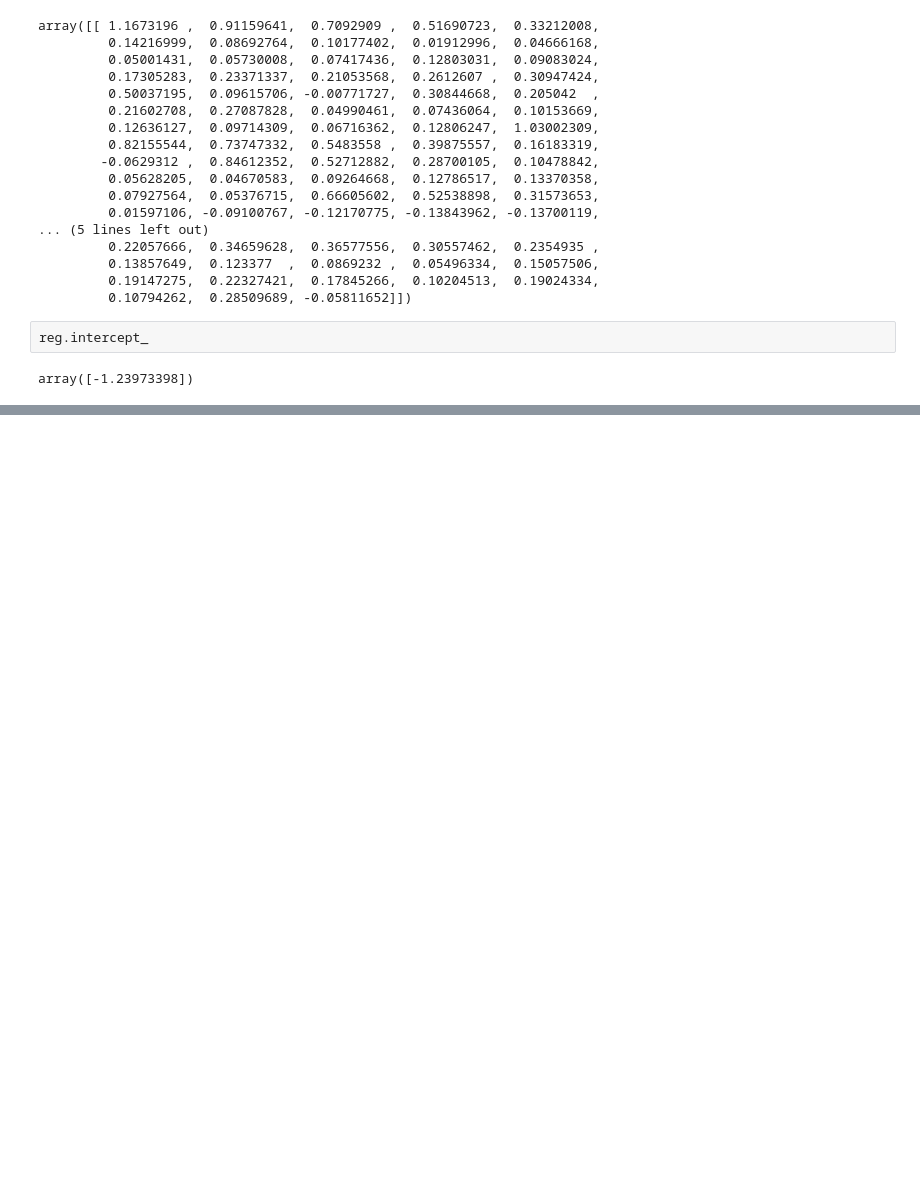
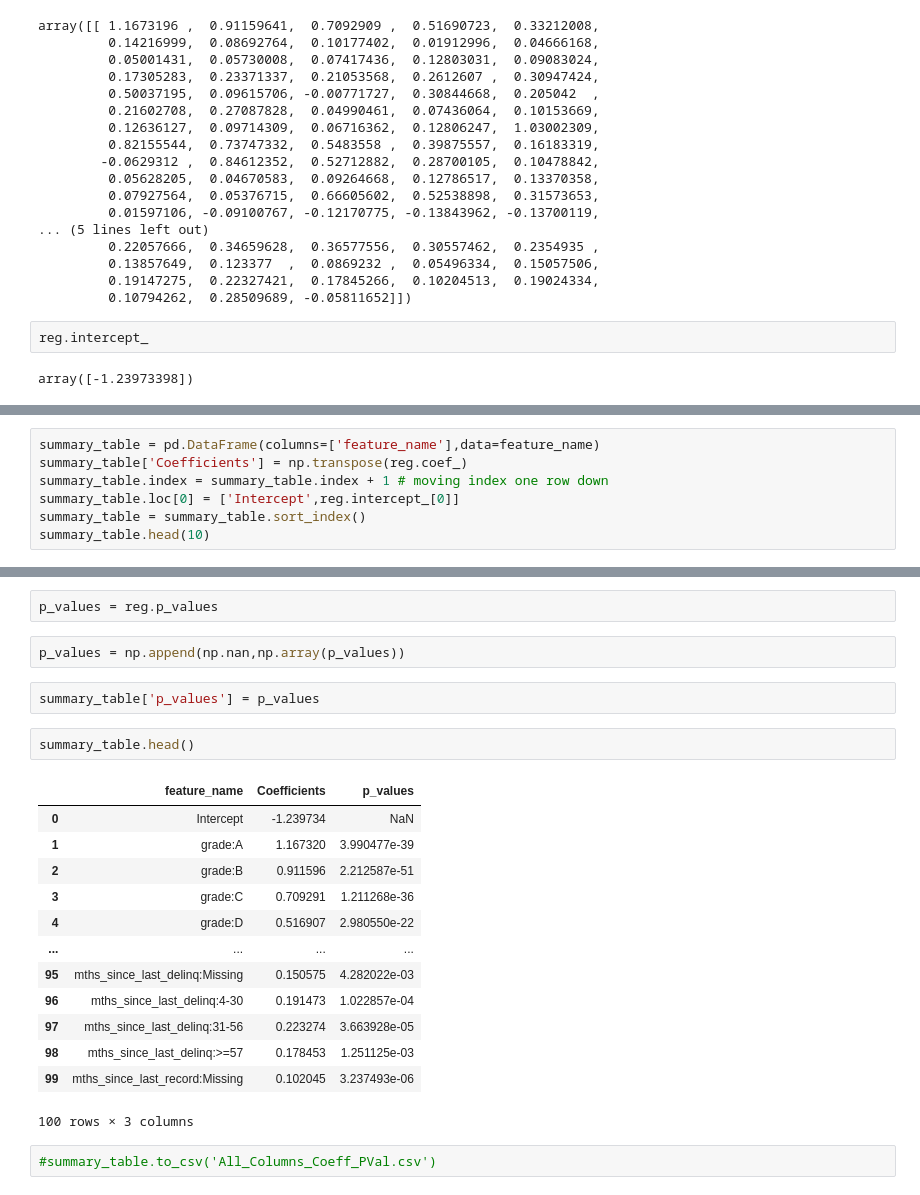
Before and after one commit to BAGLAT/Credit-Risk-Modeling, a Jupyter notebook: PD Model.ipynb, the cells around one changed output, grey strips where cells are left out. Cells and saved outputs as stored; diff of their text form; blank space fills up the shorter version.

```diff
--- a/PD Model.ipynb
+++ b/PD Model.ipynb
@@ -316,0 +374,7 @@ array([-1.23973398])
+# %%
+summary_table = pd.DataFrame(columns=['feature_name'],data=feature_name)
+summary_table['Coefficients'] = np.transpose(reg.coef_)
+summary_table.index = summary_table.index + 1 # moving index one row down
+summary_table.loc[0] = ['Intercept',reg.intercept_[0]]
+summary_table = summary_table.sort_index()
+summary_table.head(10)
@@ -316,0 +393,24 @@ array([-1.23973398])
+# %%
+p_values = reg.p_values
+# %%
+p_values = np.append(np.nan,np.array(p_values))
+# %%
+summary_table['p_values'] = p_values
+# %%
+summary_table.head()
+# %% [output]
+|  | feature_name | Coefficients | p_values |
+| 0 | Intercept | -1.239734 | NaN |
+| 1 | grade:A | 1.167320 | 3.990477e-39 |
+| 2 | grade:B | 0.911596 | 2.212587e-51 |
+| 3 | grade:C | 0.709291 | 1.211268e-36 |
+| 4 | grade:D | 0.516907 | 2.980550e-22 |
+| ... | ... | ... | ... |
+| 95 | mths_since_last_delinq:Missing | 0.150575 | 4.282022e-03 |
+| 96 | mths_since_last_delinq:4-30 | 0.191473 | 1.022857e-04 |
+| 97 | mths_since_last_delinq:31-56 | 0.223274 | 3.663928e-05 |
+| 98 | mths_since_last_delinq:>=57 | 0.178453 | 1.251125e-03 |
+| 99 | mths_since_last_record:Missing | 0.102045 | 3.237493e-06 |
+100 rows × 3 columns
+# %%
+#summary_table.to_csv('All_Columns_Coeff_PVal.csv')
```
Also changed, not shown: parts of 19 cells of this notebook, 1 other file.
